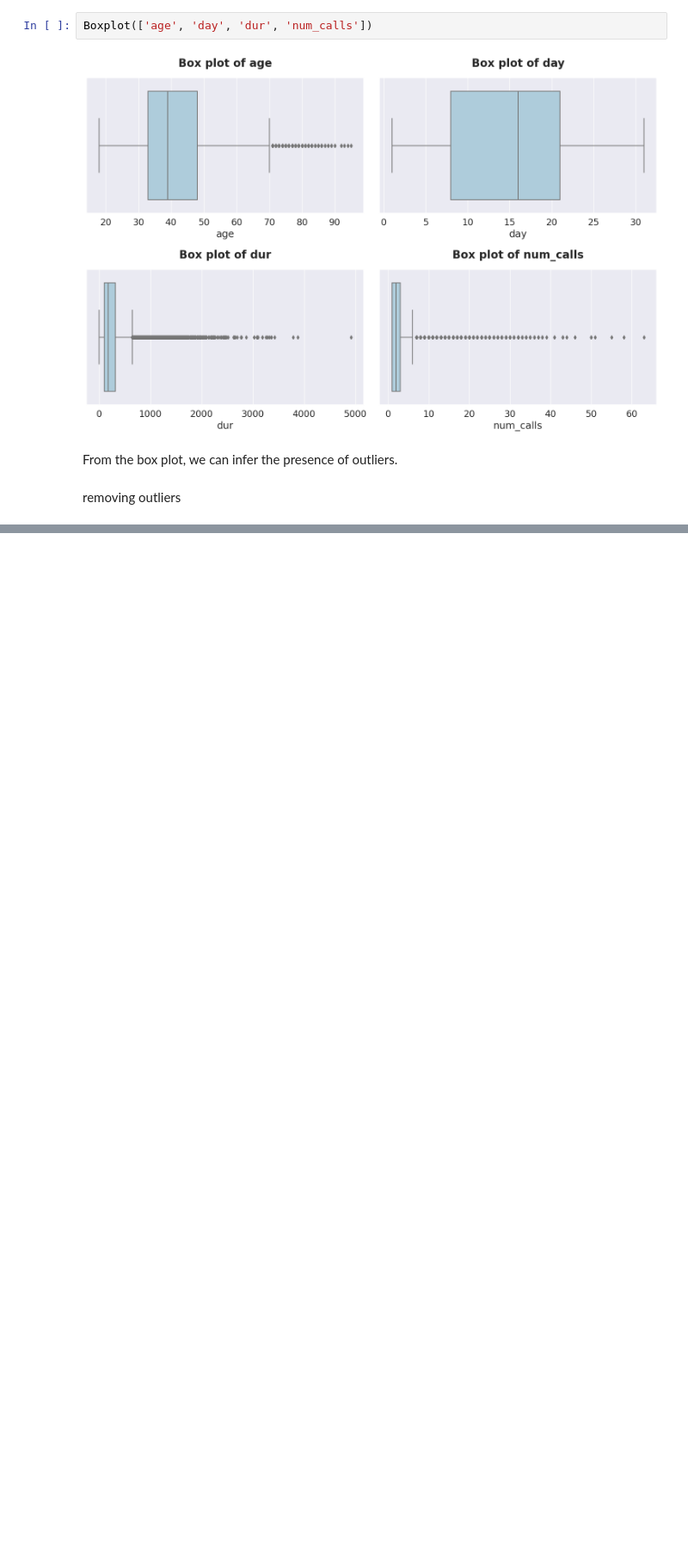
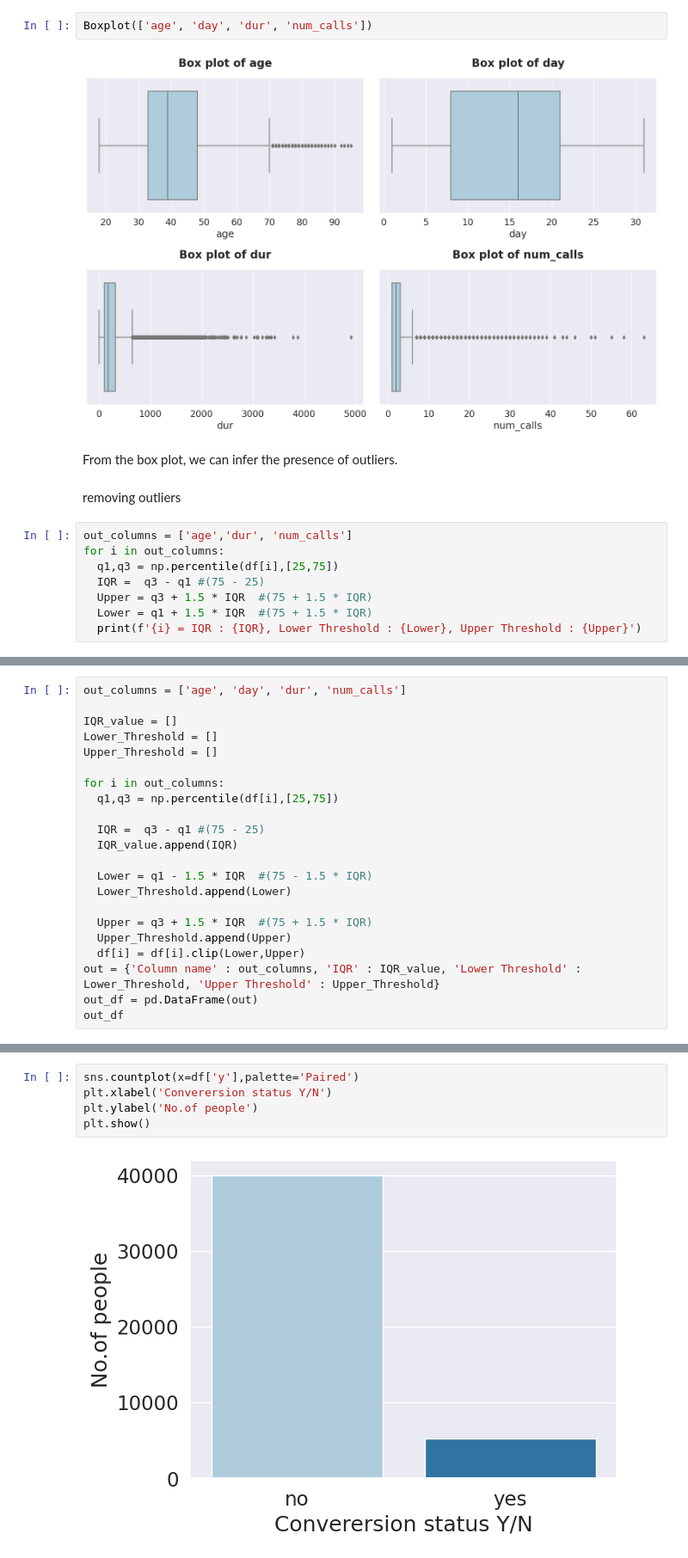
Before and after one commit to ShreeKeshavan/Client_Conversion_Prediction, a Jupyter notebook: Customer_Conversion_Prediction.ipynb, the cells around one changed output, grey strips where cells are left out. Shown at 86% size. Cells and saved outputs as stored; diff of their text form; blank space fills up the shorter version.

```diff
--- a/Customer_Conversion_Prediction.ipynb
+++ b/Customer_Conversion_Prediction.ipynb
@@ -309,3 +329,11 @@ Boxplot(['age', 'day', 'dur', 'num_calls'])
 From the box plot, we can infer the presence of outliers.
 # %% [markdown]
 removing outliers
+# %%
+out_columns = ['age','dur', 'num_calls']
+for i in out_columns:
+  q1,q3 = np.percentile(df[i],[25,75])
+  IQR =  q3 - q1 #(75 - 25)
+  Upper = q3 + 1.5 * IQR  #(75 + 1.5 * IQR)
+  Lower = q1 + 1.5 * IQR  #(75 + 1.5 * IQR)
+  print(f'{i} = IQR : {IQR}, Lower Threshold : {Lower}, Upper Threshold : {Upper}')
@@ -311,0 +373,22 @@ removing outliers
+# %%
+out_columns = ['age', 'day', 'dur', 'num_calls']
+
+IQR_value = []
+Lower_Threshold = []
+Upper_Threshold = []
+
+for i in out_columns:
+  q1,q3 = np.percentile(df[i],[25,75])
+
+  IQR =  q3 - q1 #(75 - 25)
+  IQR_value.append(IQR)
+
+  Lower = q1 - 1.5 * IQR  #(75 - 1.5 * IQR)
+  Lower_Threshold.append(Lower)
+
+  Upper = q3 + 1.5 * IQR  #(75 + 1.5 * IQR)
+  Upper_Threshold.append(Upper)
+  df[i] = df[i].clip(Lower,Upper)
+out = {'Column name' : out_columns, 'IQR' : IQR_value, 'Lower Threshold' : Lower_Threshold, 'Upper Threshold' : Upper_Threshold}
+out_df = pd.DataFrame(out)
+out_df
@@ -311,0 +429,7 @@ removing outliers
+# %%
+sns.countplot(x=df['y'],palette='Paired')
+plt.xlabel('Converersion status Y/N')
+plt.ylabel('No.of people')
+plt.show()
+# %% [output]
+[figure, added]
```
Also changed, not shown: parts of 15 cells of this notebook.
